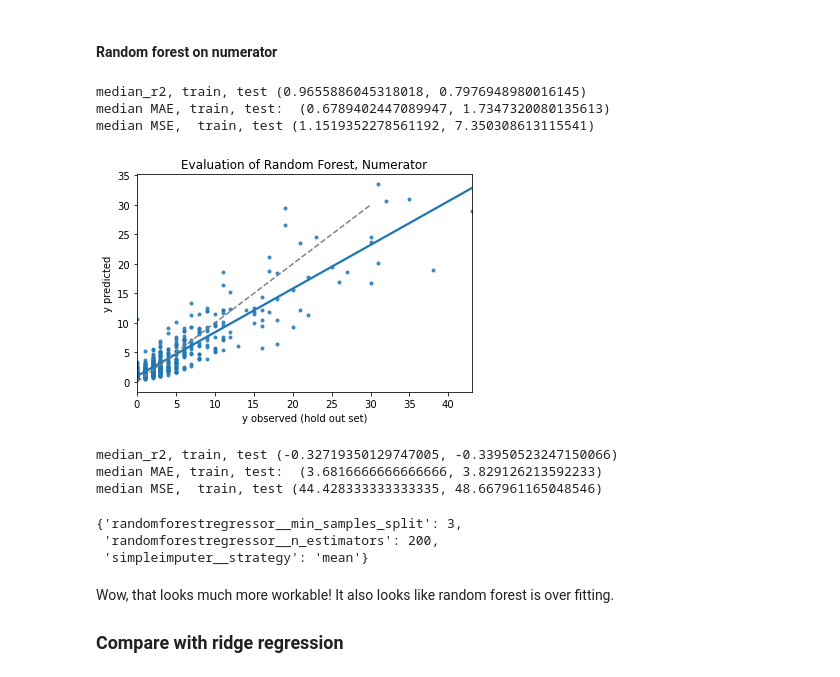
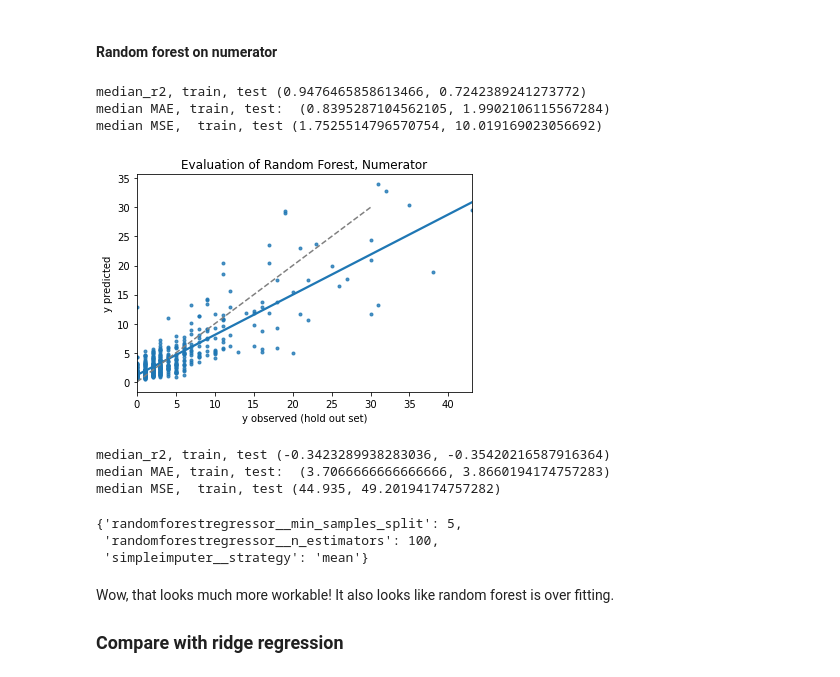
Before and after one commit to rejexx/Predicting_infection, a Jupyter notebook: 03_Preprocessing_and_Modeling.ipynb, the cells around one changed output. Saved outputs shown, nothing was run; the diff lists cells and outputs as text; code cells hidden in the pictures.

```diff
--- a/03_Preprocessing_and_Modeling.ipynb
+++ b/03_Preprocessing_and_Modeling.ipynb
@@ -117,8 +117,8 @@ To make the prediction fair, I'll drop ALL HAI_5 columns, not just the SIR score
 #Since most HAI_5 data is highly related, it's 'cheating' to give any of it to the model, drop all columns from HAI_5
 #  EXCEPT the DOPC which is related but not actually part of the SIR score.
 #May need to add the compared to national back if needed.
-X = HAI_baseLine[HAI_baseLine.columns.drop(['HAI_5_ELIGCASES', 'HAI_5_NUMERATOR', 'HAI_5_SIR_Score'])]
-y_full = HAI_baseLine[['HAI_5_ELIGCASES', 'HAI_5_NUMERATOR', 'HAI_5_SIR_Score']]
+X = HAI_baseLine[HAI_baseLine.columns.drop(['HAI_5_ELIGCASES', 'HAI_5_NUMERATOR', 'HAI_5_SIR_Score', 'HAI_5_SIR_ComparedToNational_encode'])]
+y_full = HAI_baseLine[['HAI_5_ELIGCASES', 'HAI_5_NUMERATOR', 'HAI_5_SIR_Score', 'HAI_5_SIR_ComparedToNational_encode']]
 #I'm testing multiple Y values, and will assign a single one after the train test split for each run.
 # %%
 X_train_nans, X_test_nans, y_train_full, y_test_full = train_test_split(X,
@@ -152,7 +151,7 @@ Index(['HAI_1_DOPC', 'HAI_1_ELIGCASES', 'HAI_1_NUMERATOR', 'HAI_1_SIR_Score',
       dtype='object')
 # %%
 #Impute with mean
-X_train_defaults_mean = X_train.mean()
+X_train_defaults_mean = X_train_nans.mean()
 X_train = X_train_nans.fillna(X_train_defaults_mean)
 X_test = X_test_nans.fillna(X_train_defaults_mean)  #Since we 'don't know' about this data, I'm filling it with the train mean
 # %% [markdown]
@@ -294,4 +279,6 @@ Try random forest and ridge regression (these showed best results in testing).
 #set Y to be numerator feature
 y_train = y_train_full.HAI_5_NUMERATOR
 y_test = y_test_full.HAI_5_NUMERATOR
+X_train = X_train_nans
+X_test = X_test_nans
 # %%
@@ -326,31 +313,31 @@ y_tr_pred_numerator_rf = rfGrid.predict(X_train)
 y_te_pred_numerator_rf = rfGrid.predict(X_test)
 # %%
 #modelResults(y_test, y_pred)
-printScore(y_train, y_test, y_tr_pred_rf, y_te_pred_rf)
+printScore(y_train, y_test, y_tr_pred_numerator_rf, y_te_pred_numerator_rf)
 #px.scatter(x=y_test, y=y_pred)
-sns.regplot(x=y_test, y=y_te_pred_rf, marker='.', ci=None)
+sns.regplot(x=y_test, y=y_te_pred_numerator_rf, marker='.', ci=None)
 plt.title("Evaluation of Random Forest, Numerator")
 plt.xlabel('y observed (hold out set)')
 plt.ylabel('y predicted')
 plt.plot([0,1,30], [0,1,30], linestyle='dashed', color='gray'); #ideal line of 'perfect' fit
 # %% [output]
-median_r2, train, test (0.9655886045318018, 0.7976948980016145)
-median MAE, train, test:  (0.6789402447089947, 1.7347320080135613)
-median MSE,  train, test (1.1519352278561192, 7.350308613115541)
+median_r2, train, test (0.9476465858613466, 0.7242389241273772)
+median MAE, train, test:  (0.8395287104562105, 1.9902106115567284)
+median MSE,  train, test (1.7525514796570754, 10.019169023056692)
-[figure, old version]
+[figure, new version]
 # %%
 #Can I improve by rounding?
 printScore(y_train, y_test, y_tr_pred.round(), y_te_pred.round())
 #Not really
 # %% [output]
-median_r2, train, test (-0.32719350129747005, -0.33950523247150066)
-median MAE, train, test:  (3.6816666666666666, 3.829126213592233)
-median MSE,  train, test (44.428333333333335, 48.667961165048546)
+median_r2, train, test (-0.3423289938283036, -0.35420216587916364)
+median MAE, train, test:  (3.7066666666666666, 3.8660194174757283)
+median MSE,  train, test (44.935, 49.20194174757282)
 # %%
 rfGrid.best_params_
 # %% [output]
-{'randomforestregressor__min_samples_split': 3,
- 'randomforestregressor__n_estimators': 200,
+{'randomforestregressor__min_samples_split': 5,
+ 'randomforestregressor__n_estimators': 100,
  'simpleimputer__strategy': 'mean'}
 # %% [markdown]
 Wow, that looks much more workable! It also looks like random forest is over fitting.
```
Also changed, not shown: parts of 13 cells of this notebook.
